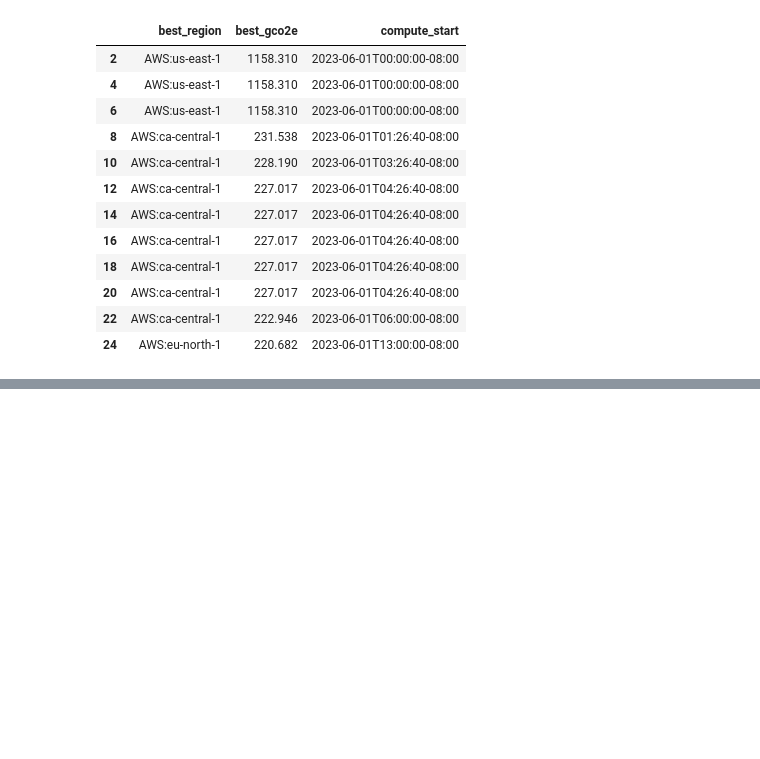
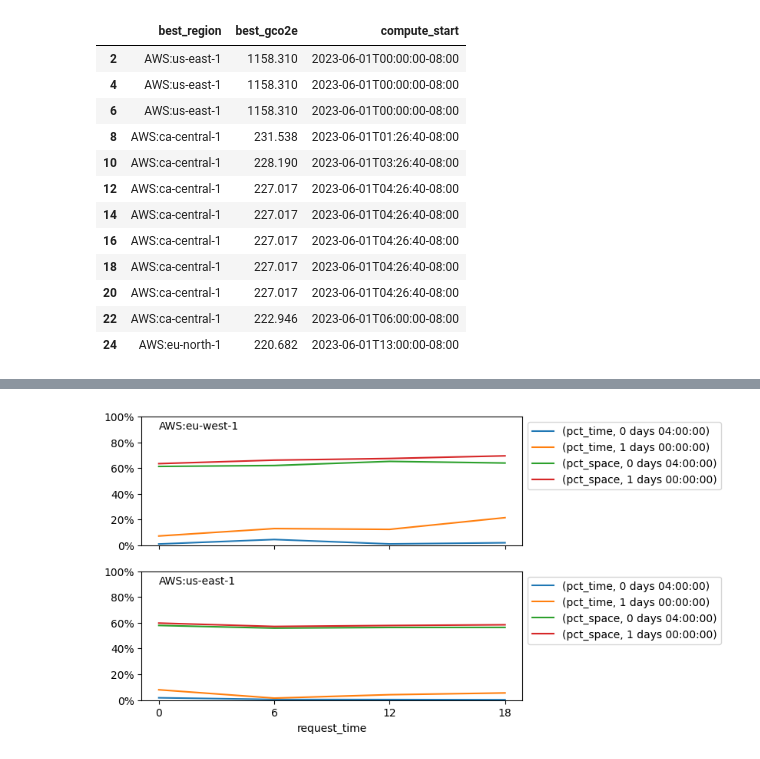
Before and after one commit to c3lab-net/migration-carbon-impact, a Jupyter notebook: analysis/time-varying.ipynb, the cells around one changed output, grey strips where cells are left out. Drawn from its saved outputs; the diff is of its cells as text; code cells hidden in the pictures; blank space fills up the shorter version.

```diff
--- a/analysis/time-varying.ipynb
+++ b/analysis/time-varying.ipynb
@@ -193,0 +277,22 @@ df[["best_region", "best_gco2e", "compute_start"]]
+# %%
+fig, axes = plt.subplots(2, 1, sharex=True)
+
+
+avg = t2.groupby(t2.index.hour).mean()
+std = t2.groupby(t2.index.hour).std()
+
+all = t2.groupby(t2.index.hour).describe()
+
+for ax, dc in zip(axes, ["AWS:eu-west-1", "AWS:us-east-1"]):
+    d = avg.xs(dc, level=1, axis=1)
+    d.plot(ax=ax)
+    ax.xaxis.set_major_locator(MultipleLocator(6))
+    ax.xaxis.set_minor_locator(MultipleLocator(6))
+    ax.legend(bbox_to_anchor=(1,1), loc="upper left")
+    ax.set_ylim(0,1)
+    ax.yaxis.set_major_formatter(PercentFormatter(1.0))
+    ax.annotate(dc, xy=(0,0.9))
+
+plt.show()
+# %% [output]
+[figure, added]
```
Also changed, not shown: parts of 7 cells of this notebook, 1 other file.
